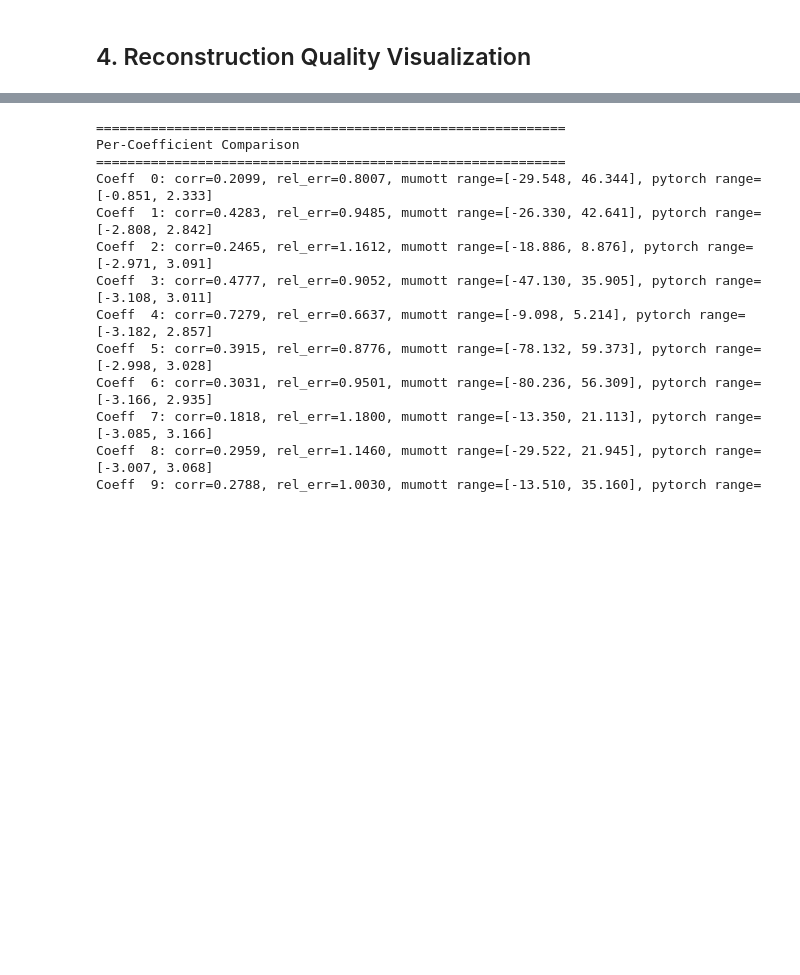
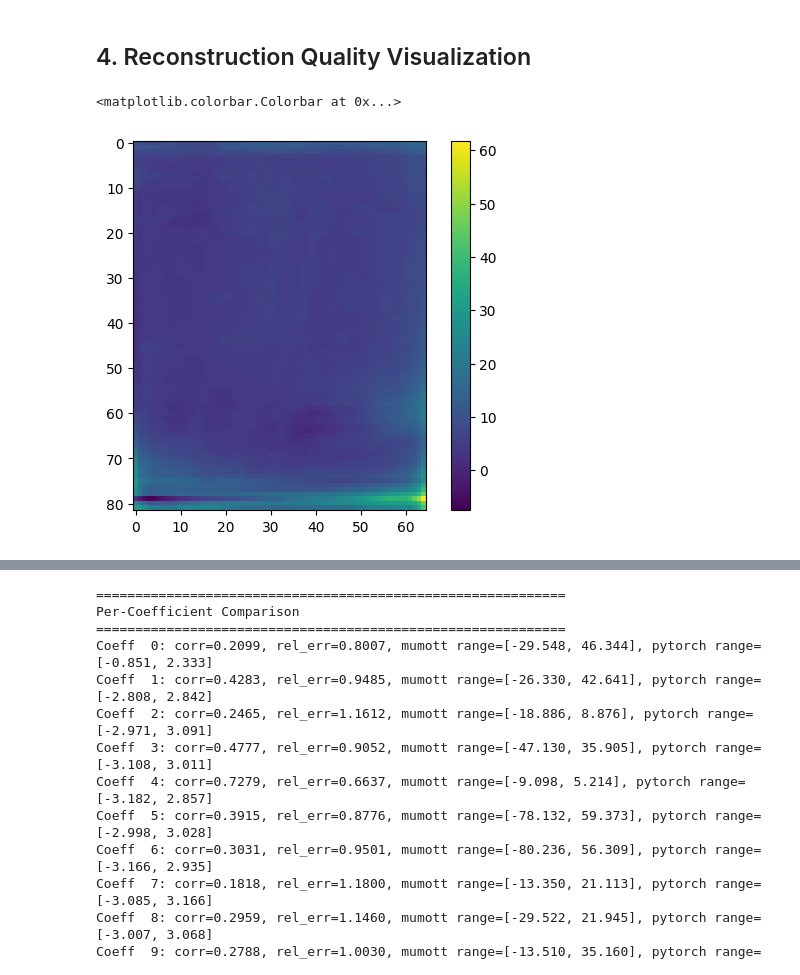
Before and after one commit to lfbarba/smartt, a Jupyter notebook: notebooks/mumott_vs_pytorch_comparison.ipynb, the cells around one changed output, grey strips where cells are left out. Cells and saved outputs as stored; diff of their text form; code cells hidden in the pictures; blank space fills up the shorter version.

```diff
--- a/notebooks/mumott_vs_pytorch_comparison.ipynb
+++ b/notebooks/mumott_vs_pytorch_comparison.ipynb
@@ -751,2 +729,8 @@ plt.show()
 # %% [markdown]
 ## 4. Reconstruction Quality Visualization
+# %%
+plt.imshow(pytorch_results['reconstruction'][30, :, :, 0])
+plt.colorbar()
+# %% [output]
+<matplotlib.colorbar.Colorbar at 0x...>
+[figure, added]
```
Also changed, not shown: parts of 17 cells of this notebook, 1 other file.
